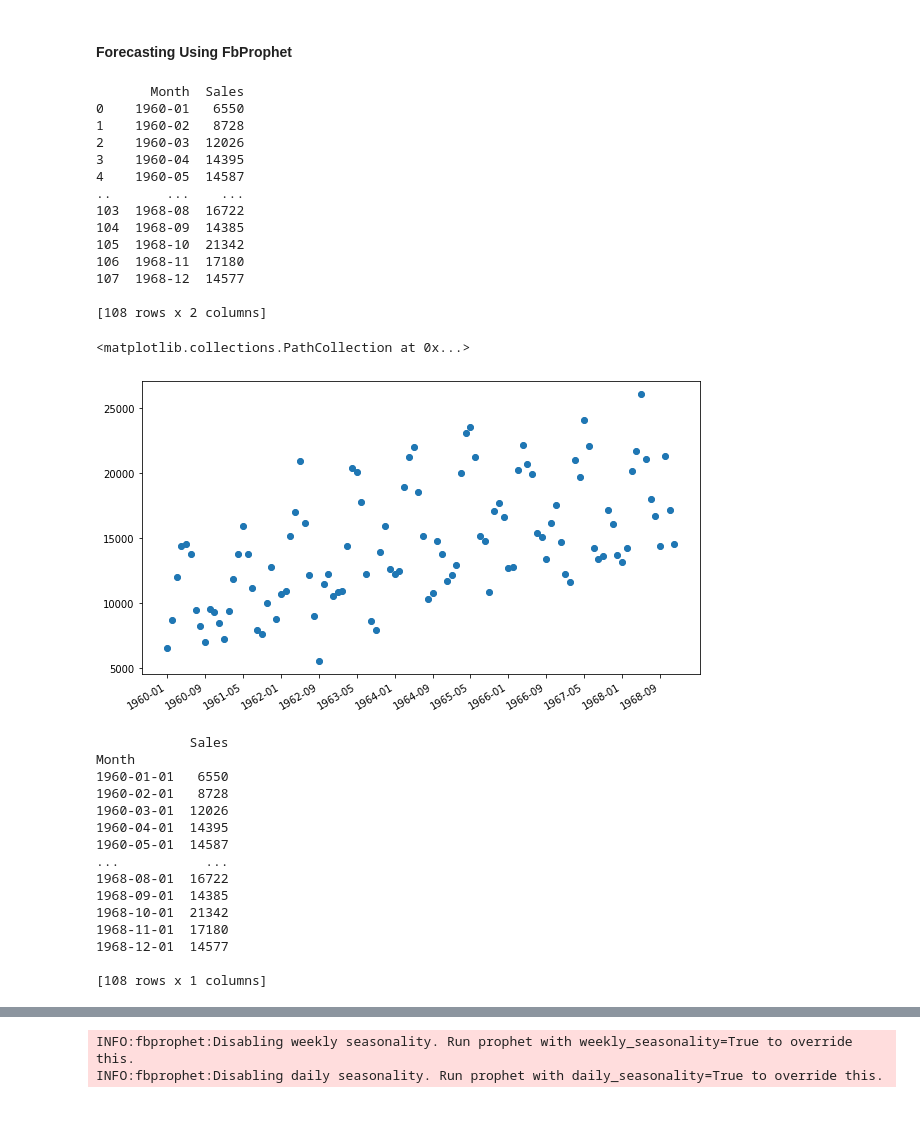
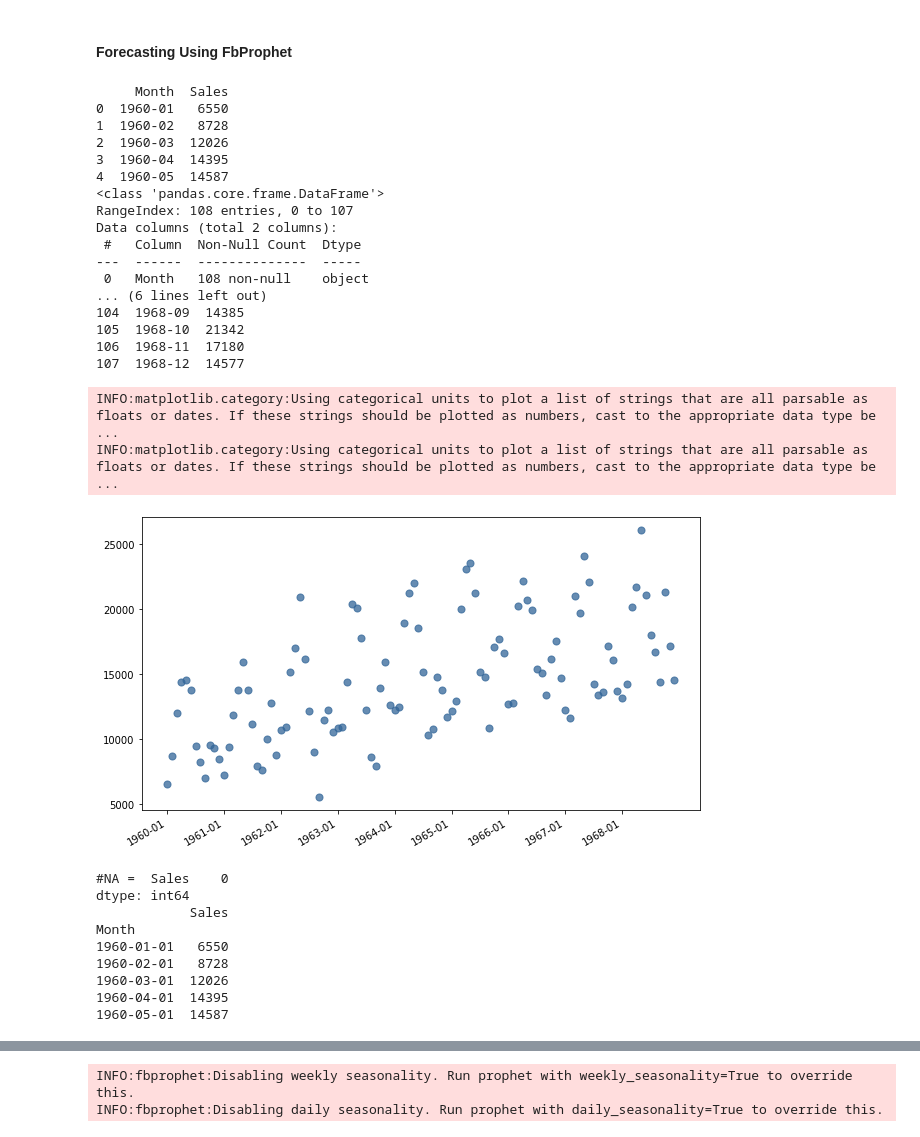
Before and after one commit to pongsrue/Automated_Tools-, a Jupyter notebook: Mini-bads3/Module3_2.ipynb, the cells around one changed output, grey strips where cells are left out. Saved outputs shown, nothing was run; the diff lists cells and outputs as text; code cells hidden in the pictures.

```diff
--- a/Mini-bads3/Module3_2.ipynb
+++ b/Mini-bads3/Module3_2.ipynb
@@ -17,42 +10,51 @@ import matplotlib.pyplot as plt
 # load data
 path = 'https://raw.githubusercontent.com/ekaratnida/Automated_Tools-/keep/Mini-bads3/monthly-car-sales.csv'
 df = pd.read_csv(path)
-print(df)
-
-x = df['Month']
-y = df['Sales']
-
-fig, ax = plt.subplots(1,1,figsize=(10,6))
-ax.scatter(x, y, s = 30, color = '#336699', alpha = 0.75)
-ax.set_xticks(ax.get_xticks()[::8])
-fig.autofmt_xdate()
-
-plt.scatter(x,y)
+print(df.head())
+print(df.info())
+print(df.tail())
 # %% [output]
-       Month  Sales
-0    1960-01   6550
-1    1960-02   8728
-2    1960-03  12026
-3    1960-04  14395
-4    1960-05  14587
-..       ...    ...
-103  1968-08  16722
+     Month  Sales
+0  1960-01   6550
+1  1960-02   8728
+2  1960-03  12026
+3  1960-04  14395
+4  1960-05  14587
+<class 'pandas.core.frame.DataFrame'>
+RangeIndex: 108 entries, 0 to 107
+Data columns (total 2 columns):
+ #   Column  Non-Null Count  Dtype
+---  ------  --------------  -----
+ 0   Month   108 non-null    object
+... (6 lines left out)
 104  1968-09  14385
 105  1968-10  21342
 106  1968-11  17180
 107  1968-12  14577
-
-[108 rows x 2 columns]
-<matplotlib.collections.PathCollection at 0x...>
-[figure, removed]
+# %%
+x = df['Month']
+y = df['Sales']
+
+fig, ax = plt.subplots(1,1,figsize=(10,6)) #width x height (inch)
+ax.scatter(x, y, s = 50, color = '#336699', alpha = 0.75)
+#test = ax.get_xticks()
+#print(test[::12])
+ax.set_xticks(test[::12]) # It gets every tenth item of the sequence sliced, [start:end:step]
+fig.autofmt_xdate()
+# %% [output]
+INFO:matplotlib.category:Using categorical units to plot a list of strings that are all parsable as floats or dates. If these strings should be plotted as numbers, cast to the appropriate data type be ...
+INFO:matplotlib.category:Using categorical units to plot a list of strings that are all parsable as floats or dates. If these strings should be plotted as numbers, cast to the appropriate data type be ...
+[figure, added]
 # %%
-df1 = df.copy()
-df1.set_index('Month',inplace=True)
-df1.index=pd.to_datetime(df1.index)
-df1.dropna(inplace=True)
-#Show new df after changing the index
-print(df1)
+df1 = df.copy() #Just save the original df
+df1.set_index('Month',inplace=True) #df1 = df1.set_index('Month')
+df1.index = pd.to_datetime(df1.index) #convert index to date time type
+print("#NA = ",df1.isna().sum())
+df1.dropna(inplace=True) #clean NA if exist
+print(df1.head())
 # %% [output]
+#NA =  Sales    0
+dtype: int64
             Sales
 Month
 1960-01-01   6550
@@ -60,11 +62,3 @@ Month
 1960-03-01  12026
 1960-04-01  14395
 1960-05-01  14587
-...           ...
-1968-08-01  16722
-1968-09-01  14385
-1968-10-01  21342
-1968-11-01  17180
-1968-12-01  14577
-
-[108 rows x 1 columns]
```
Also changed, not shown: parts of 25 cells of this notebook.
